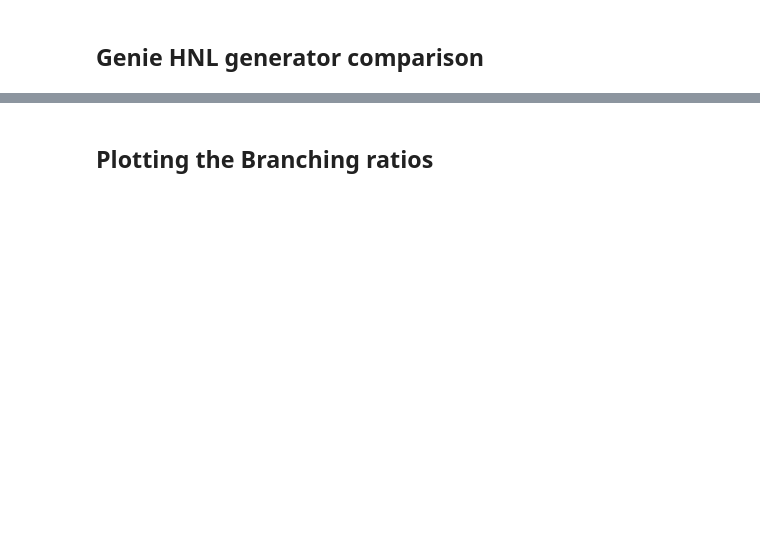
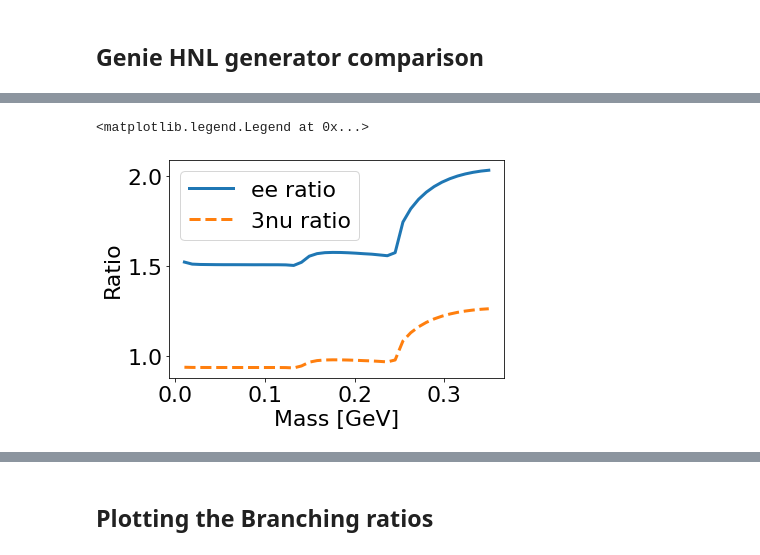
Before and after one commit to dmarsden01/uboone_HNL_analysis, a Jupyter notebook: Rough_rate_calculation.ipynb, the cells around one changed output, grey strips where cells are left out. Saved outputs shown, nothing was run; the diff lists cells and outputs as text; code cells hidden in the pictures; blank space fills up the shorter version.

```diff
--- a/Rough_rate_calculation.ipynb
+++ b/Rough_rate_calculation.ipynb
@@ -49,0 +259,25 @@ Davide_pi0 = pd.read_csv("Branching_ratios/Davide_pi0_mu_like.csv",names=cols)
+# %%
+x_vals = np.linspace(0.01, 0.35, 40)
+BR_Genie_interp = get_interpolated_vals(Genie_new_maj_nu["mass"], Genie_new_maj_nu["BR_e+e-"], x_vals)
+BR_Pawel_interp = get_interpolated_vals(Pawel_new_maj_mu["mass"], Pawel_new_maj_mu["BR nue+e-"], x_vals)
+
+BR_Genie_interp_3nu = get_interpolated_vals(Genie_new_maj_nu["mass"], Genie_new_maj_nu["BR_3nu"], x_vals)
+BR_Pawel_interp_3nu = get_interpolated_vals(Pawel_new_maj_mu["mass"], Pawel_new_maj_mu["BR 3nu"], x_vals)
+ratio_ee = get_ratio(BR_Pawel_interp,BR_Genie_interp)
+ratio_3nu = get_ratio(BR_Pawel_interp_3nu,BR_Genie_interp_3nu)
+perc_diff = []
+for i in ratio_ee:
+    perc_diff = (1-ratio_ee)*100
+
+plt.plot(x_vals,ratio_ee, lw=3, label="ee ratio")
+plt.plot(x_vals,ratio_3nu, lw=3, label="3nu ratio", linestyle="dashed")
+
+# plt.ylim(1.0,2.0)
+# plt.plot(x_vals,perc_diff, lw=3)
+plt.xlabel("Mass [GeV]")
+plt.ylabel("Ratio")
+plt.legend()
+# plt.ylabel("% difference ee channel")
+# %% [output]
+<matplotlib.legend.Legend at 0x...>
+[figure, added]
```
Also changed, not shown: parts of 17 cells of this notebook, 3 other files.
